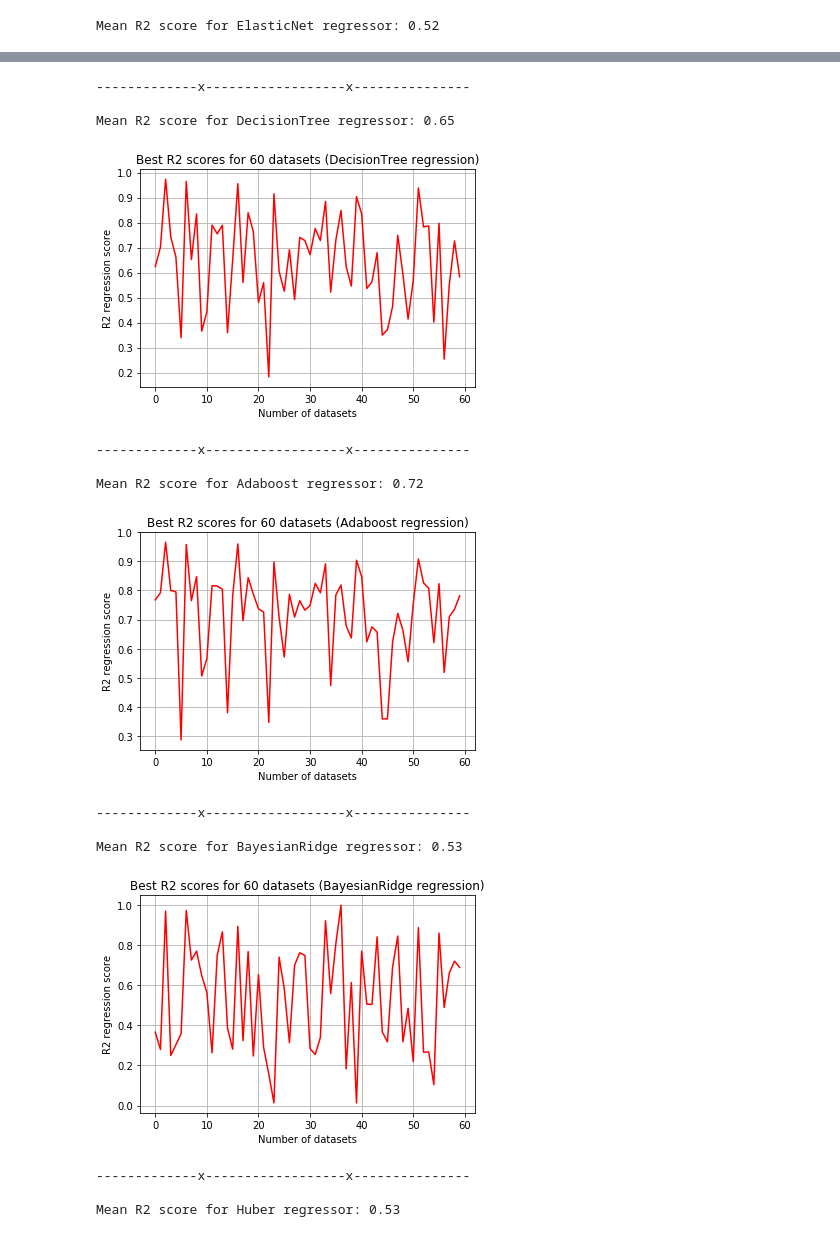
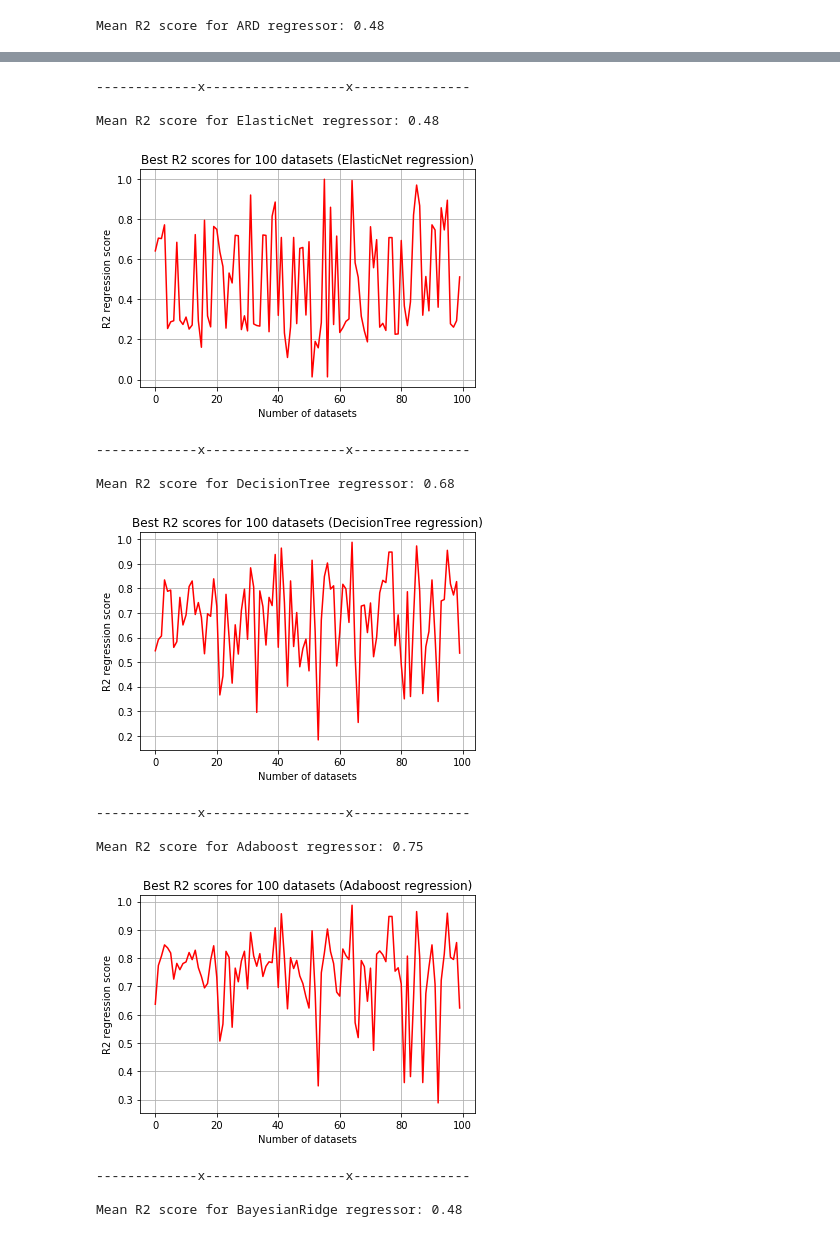
Before and after one commit to anuprulez/pmlb_regression, a Jupyter notebook: analyze_regression_results_filtered.ipynb, the cells around one changed output, grey strips where cells are left out. Drawn from its saved outputs; the diff is of its cells as text; code cells hidden in the pictures.

```diff
--- a/analyze_regression_results_filtered.ipynb
+++ b/analyze_regression_results_filtered.ipynb
@@ -13,7 +13,9 @@ warnings.filterwarnings('ignore')
 %matplotlib inline
 start_time = time.time()
 
-folder_name = "filtered_results/"
+#folder_name = "filtered_results/"
+folder_name = "100_datasets_results/"
+
 clf_names_dir = os.listdir(folder_name)
 
 clf_names = list()
@@ -56,4 +58,4 @@ plt.show()
 end_time = time.time()
 print('Total time taken: %d seconds' % int(end_time - start_time))
 # %% [output]
-Mean R2 score for ElasticNet regressor: 0.52
+Mean R2 score for ARD regressor: 0.48
@@ -61,15 +63,15 @@ Mean R2 score for ElasticNet regressor: 0.52
 -------------x------------------x---------------
 
-Mean R2 score for DecisionTree regressor: 0.65
+Mean R2 score for ElasticNet regressor: 0.48
-[figure, old version]
+[figure, new version]
 -------------x------------------x---------------
 
-Mean R2 score for Adaboost regressor: 0.72
+Mean R2 score for DecisionTree regressor: 0.68
-[figure, old version]
+[figure, new version]
 -------------x------------------x---------------
 
-Mean R2 score for BayesianRidge regressor: 0.53
+Mean R2 score for Adaboost regressor: 0.75
-[figure, old version]
+[figure, new version]
 -------------x------------------x---------------
 
-Mean R2 score for Huber regressor: 0.53
+Mean R2 score for BayesianRidge regressor: 0.48
```
Also changed, not shown: parts of 1 cell of this notebook, 2 other files.
